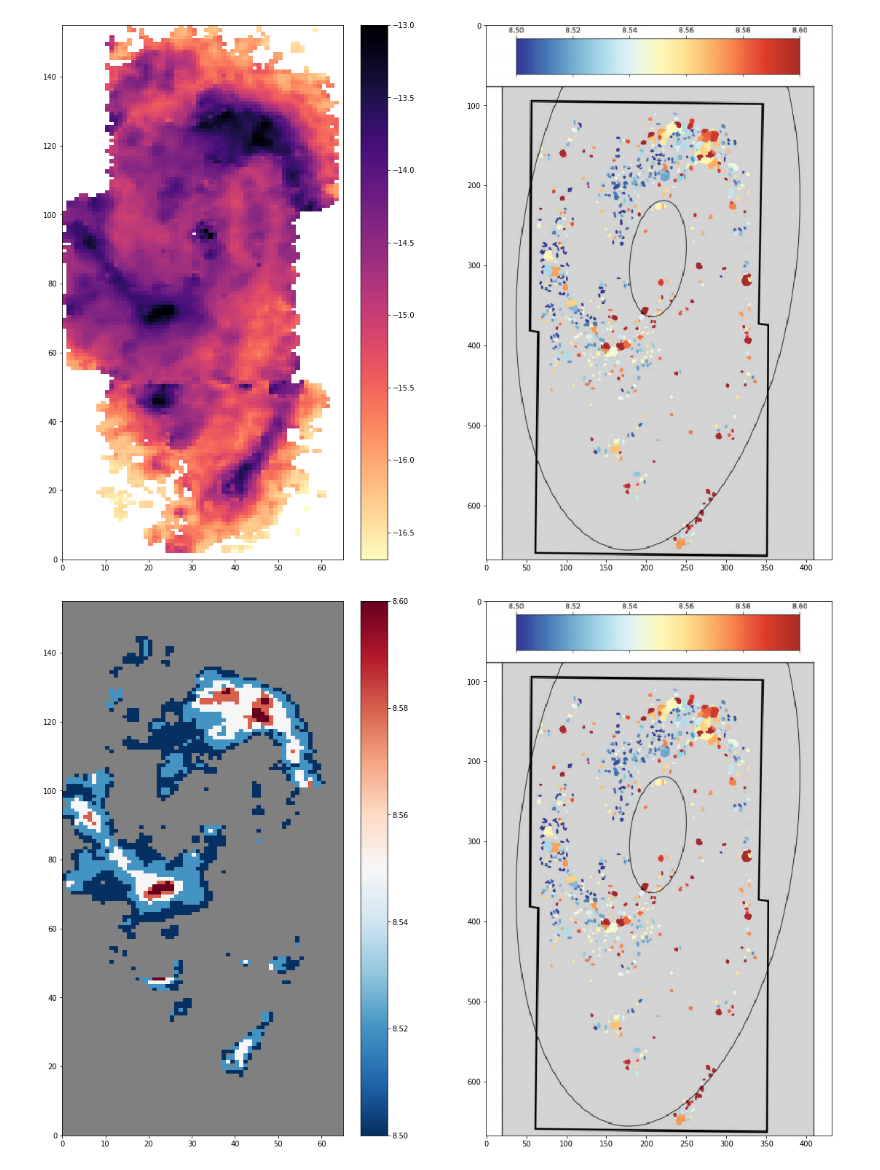
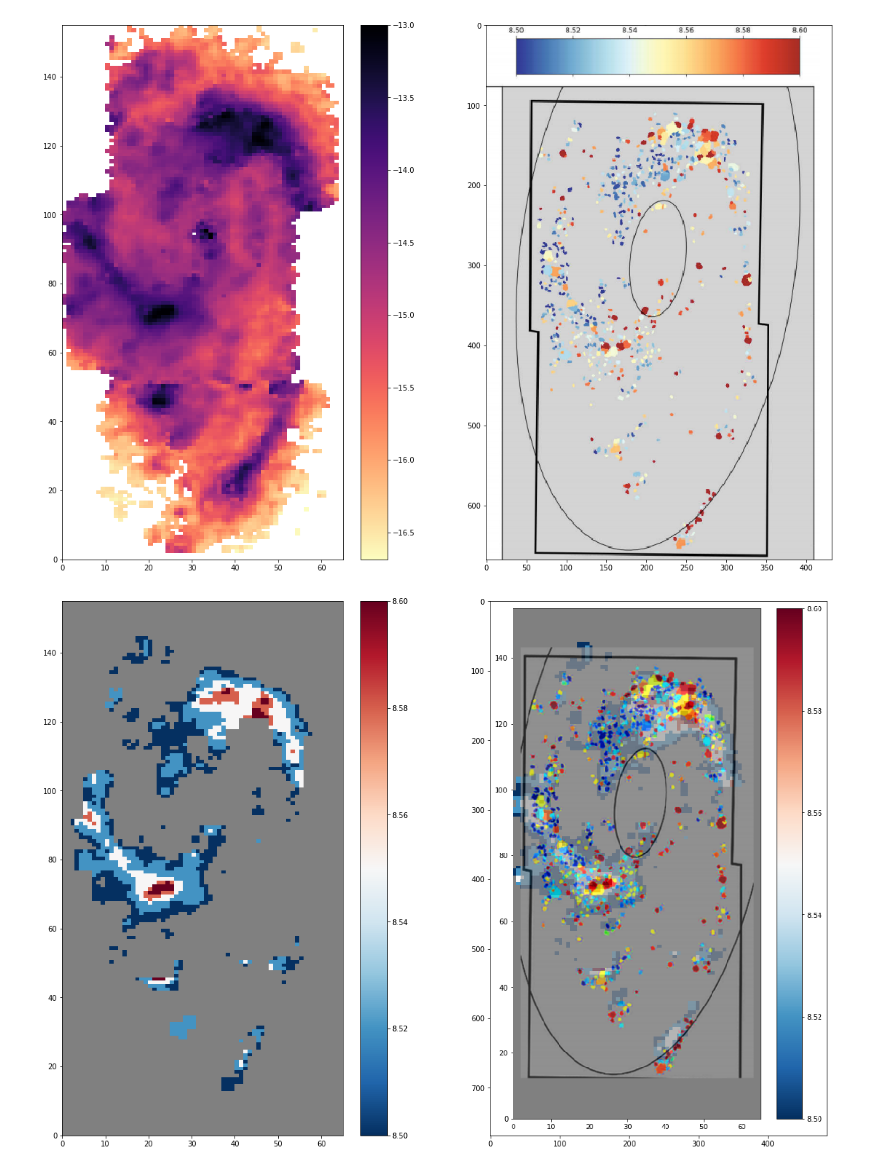
Before and after one commit to ValerieKostiuk/Course-work, a Jupyter notebook: NGC3627/cold_phase.ipynb, the cells around one changed output. Drawn from its saved outputs; the diff is of its cells as text; code cells hidden in the pictures.

Commit message:
correct metallicity map

```diff
--- a/NGC3627/cold_phase.ipynb
+++ b/NGC3627/cold_phase.ipynb
@@ -29,15 +29,15 @@ dist_kpc = np.load('./data/dist_kpc.npy')
 I = np.zeros(dist_kpc.shape)
 I = Sigma_SFR * 5. * 10**10
 Z_sun = 0.012
-Z =0.5
+Z = 8.55
 # %%
-cold_phase = np.zeros(dist_kpc.shape)
+cold_phase_const = np.zeros(dist_kpc.shape)
 for i, row in enumerate(dist_kpc):
     for j, col in enumerate(dist_kpc[0]):
         Sigma_gas = 1.36 * (Sigma_HI[i][j]+Sigma_H2[i][j])
         f = Sigma_gas / (Sigma_gas + Sigma_s[i][j])
         Sigma_SO = 6.1 * np.power(f, 0.3,dtype = np.float)  * np.power(I[i][j], 0.23,dtype = np.float)
-        cold_phase[i][j] = Sigma_SO / Sigma_gas  * np.power(Z/Z_sun/0.1, -0.3,dtype = np.float)
+        cold_phase_const[i][j] = Sigma_SO / Sigma_gas  * np.power(Z/Z_sun/0.1, -0.3,dtype = np.float)
 # %%
 X,Y = np.meshgrid(np.arange(0.,66,1), np.arange(0.,156,1))
 fig = plt.figure(figsize=[9,15])
@@ -53,7 +53,7 @@ Inst_field = np.zeros(dist_kpc.shape)
 
 for i, row in enumerate(dist_kpc):
     for j, col in enumerate(dist_kpc[0]):
-        if(0. < cold_phase[i][j] <= 1.):
+        if(0. < cold_phase_const[i][j] <= 1.):
             Inst_field[i][j] = 1
         else:
             Inst_field[i][j] = 0
@@ -79,12 +79,12 @@ plt.show()
 # %% [output]
 [figure]
 # %%
-Z = np.zeros(dist_kpc.shape)
+ Z = np.zeros(dist_kpc.shape)
 for i, row in enumerate(H_alpha):
     for j, col in enumerate(H_alpha[0]):
-        if (np.log10(H_alpha[i][j])<-14.48):
-            Z[i][j] = 1.
-        if (-14.48 <= np.log10(H_alpha[i][j]) < -14.2):
+        if (np.log10(H_alpha[i][j])<-14.44):
+            Z[i][j] = 0.2
+        if (-14.44 <= np.log10(H_alpha[i][j]) < -14.2):
             Z[i][j] = 8.5
         if (-14.2<= np.log10(H_alpha[i][j]) < -13.8):
             Z[i][j] = 8.52
@@ -95,21 +95,39 @@ for i, row in enumerate(H_alpha):
         if (-13.15 <= np.log10(H_alpha[i][j])):
             Z[i][j] = 8.6
 
-Z[90:100,27:38] = 1
-Z[46:54,17:26] = 1
-Z[36:44,45:55] = 1
+Z[90:100,27:38] = 0.2
+Z[46:54,17:26] =0.2
+Z[32:44,45:55] = 0.2
+#
+Z[28:37, 25:31] = 8.52
+Z[35:40, 25:32] = 0.2
+Z[28:31, 29:31] = 0.2
+Z[32,31]=0.2
+Z[28,25:27] = 0.2
+Z[33:35, 25:28] = 0.2
+Z[70:77, 0:7] = 0.2
+Z[111:116, 29:34] = 0.2
+Z[22:27,37:42]=0.2
+Z[25:29, 42:45]=0.2
+Z[13:17, 37:42] =8.5
+Z[18:22, 37:40] = 0.2
+Z[13:15, 40:42] = 0.2
+Z[100:116, 56:62] = 0.2
+Z[113:118, 38:49] = 0.2
+Z[118:121, 41:48] = 0.2
+Z[92:105, 0:5]= 0.2
 # %%
 plt.figure(figsize=[19, 13.5])
 plt.subplot(1,2,1)
 quadmesh = plt.pcolormesh(X, Y, Z,cmap='RdBu_r')
 quadmesh.set_clim(vmin=8.5,vmax = 8.6)
 quadmesh.cmap.set_under('grey')
 plt.colorbar()
 plt.subplot(1,2,2)
-plt.imshow(Im.open('./images/metal.png'))
+plt.imshow(Im.open('./images/metal3.png'))
 plt.show()
 # %% [output]
-[figure, old version]
+[figure, new version]
 # %%
 cold_phase = np.zeros(dist_kpc.shape)
 for i, row in enumerate(dist_kpc):
```
Also changed, not shown: parts of 6 cells of this notebook.
